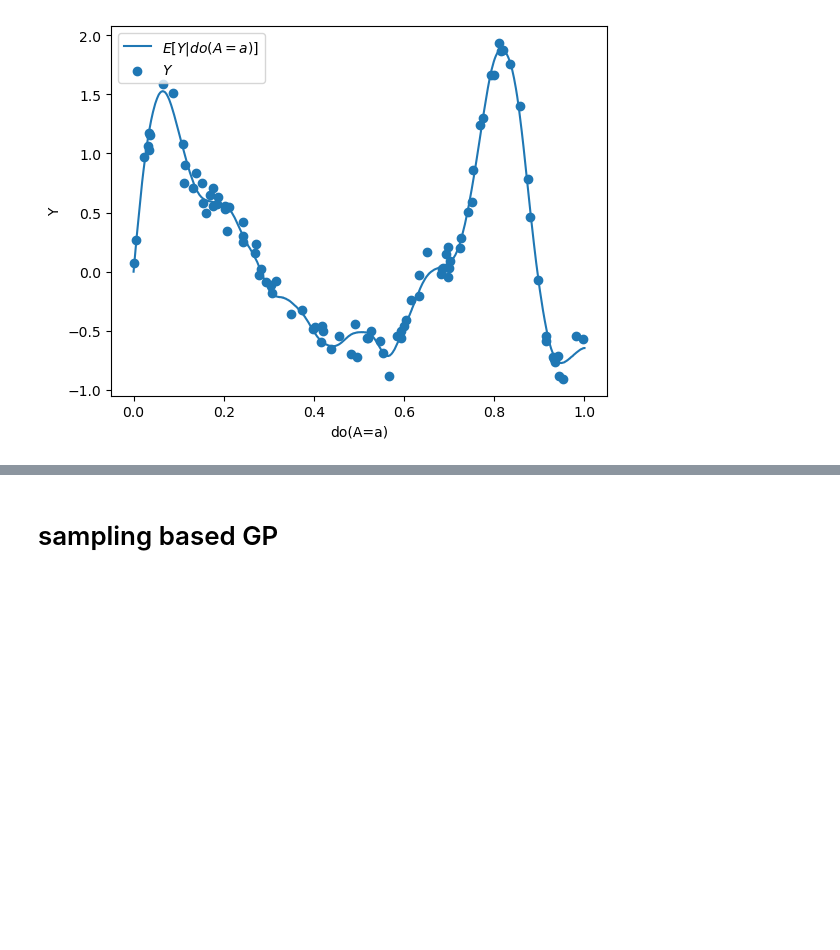
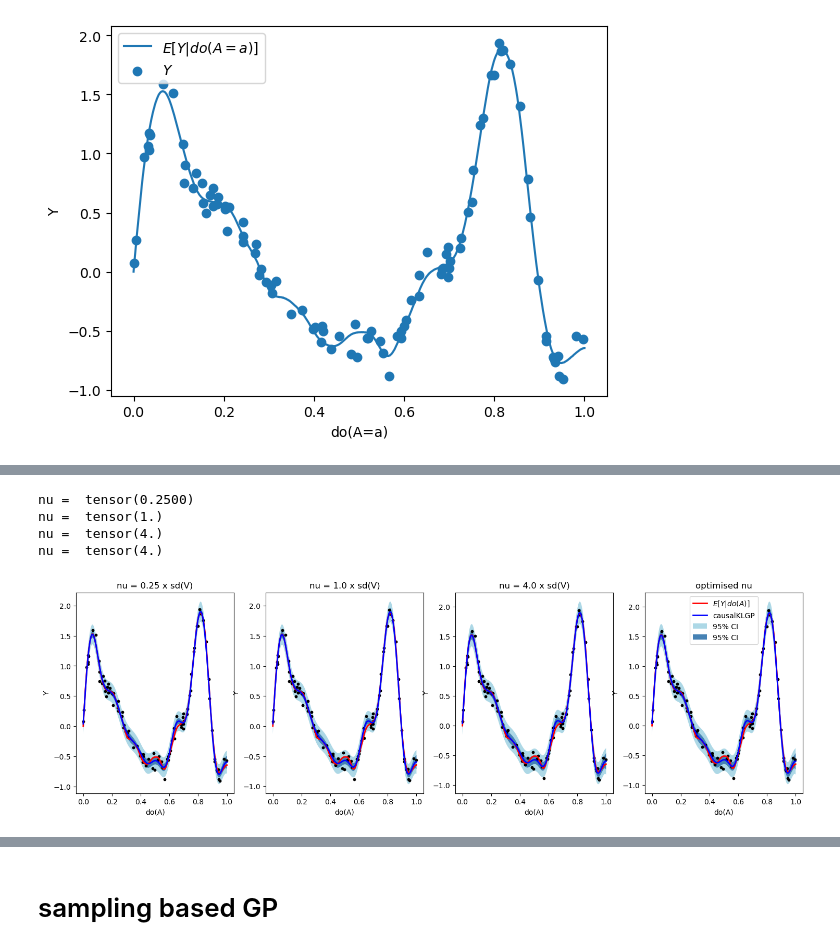
Before and after one commit to HWDance/impspec, a Jupyter notebook: experiments/Abelation.ipynb, the cells around one changed output, grey strips where cells are left out. Saved outputs shown, nothing was run; the diff lists cells and outputs as text; code cells hidden in the pictures; blank space fills up the shorter version.

```diff
--- a/experiments/Abelation.ipynb
+++ b/experiments/Abelation.ipynb
@@ -68,0 +123,54 @@ plt.show()
+# %%
+# Getting posterior moments and plotting results
+power_list = torch.linspace(-2,2,3)
+nulist = list(2**power_list)
+nulist.append(nu_best)
+
+fig,axs = plt.subplots(1,len(nulist),figsize = (18,5))
+
+Causalklgp_mu = []
+Causalklgp_var = []
+Causalklgp_var_noise = []
+
+for k in range(len(nulist)):
+
+    # getting post mean predictions
+    causalklgp = deepcopy(model)
+    causalklgp_mu = causalklgp.post_mean(Y, A, V, doA).detach()
+    causalklgp_var = causalklgp.post_var(Y, A, V, doA, reg = 1e-4, latent = True, nu = nulist[k]).detach()
+    causalklgp_var_noise = causalklgp.post_var(Y, A, V, doA, reg = 1e-4, latent = False, nu = nulist[k]).detach()
+
+    # Getting CI
+    indices = torch.argsort(doA,0)[:,0]
+    indices_train = torch.argsort(A,0)[:,0]
+    Upper = (causalklgp_mu[indices][:,0]+z_val*torch.sqrt(torch.diag(causalklgp_var[indices])))
+    Lower = (causalklgp_mu[indices][:,0]-z_val*torch.sqrt(torch.diag(causalklgp_var[indices])))
+    Upper_noise = (causalklgp_mu[indices][:,0]+z_val*torch.sqrt(torch.diag(causalklgp_var_noise[indices])))
+    Lower_noise = (causalklgp_mu[indices][:,0]-z_val*torch.sqrt(torch.diag(causalklgp_var_noise[indices])))
+    print("nu = ", nulist[k])
+
+    axs[k].plot(doA[indices],EYdoA[indices], label = r"$ E[Y|do(A)]$", color = "red", linewidth = 2)
+    axs[k].plot(doA[indices],causalklgp_mu[indices], label = r"causalKLGP", color = "blue", linewidth = 2)
+    axs[k].fill_between(doA[indices][:,0],Upper_noise,Lower_noise, color = "lightblue",alpha=1, edgecolor='none', label = "95% CI")
+    axs[k].fill_between(doA[indices][:,0],Upper,Lower, color = "steelblue",alpha=1, edgecolor='none', label = "95% CI")
+    #axs[k].scatter(doA[indices],YdoA[indices], label = r"$ Y|do(A)$", color = "grey", s=10, alpha = 1)
+    axs[k].scatter(A,Y, s = 10, color = "black")
+    axs[k].set_xlabel("do(A)")
+    axs[k].set_ylabel("Y")
+    if k != len(nulist)-1:
+        axs[k].set_title("nu = " + str((2**power_list[k]).item())+" x sd(V)")
+    else:
+        axs[k].set_title("optimised nu")
+
+    Causalklgp_mu.append(causalklgp_mu)
+    Causalklgp_var.append(causalklgp_var.diag())
+    Causalklgp_var_noise.append(causalklgp_var_noise.diag())
+
+plt.legend()
+plt.show()
+# %% [output]
+nu =  tensor(0.2500)
+nu =  tensor(1.)
+nu =  tensor(4.)
+nu =  tensor(4.)
+[figure, added]
```
Also changed, not shown: parts of 20 cells of this notebook, 6 other files.
